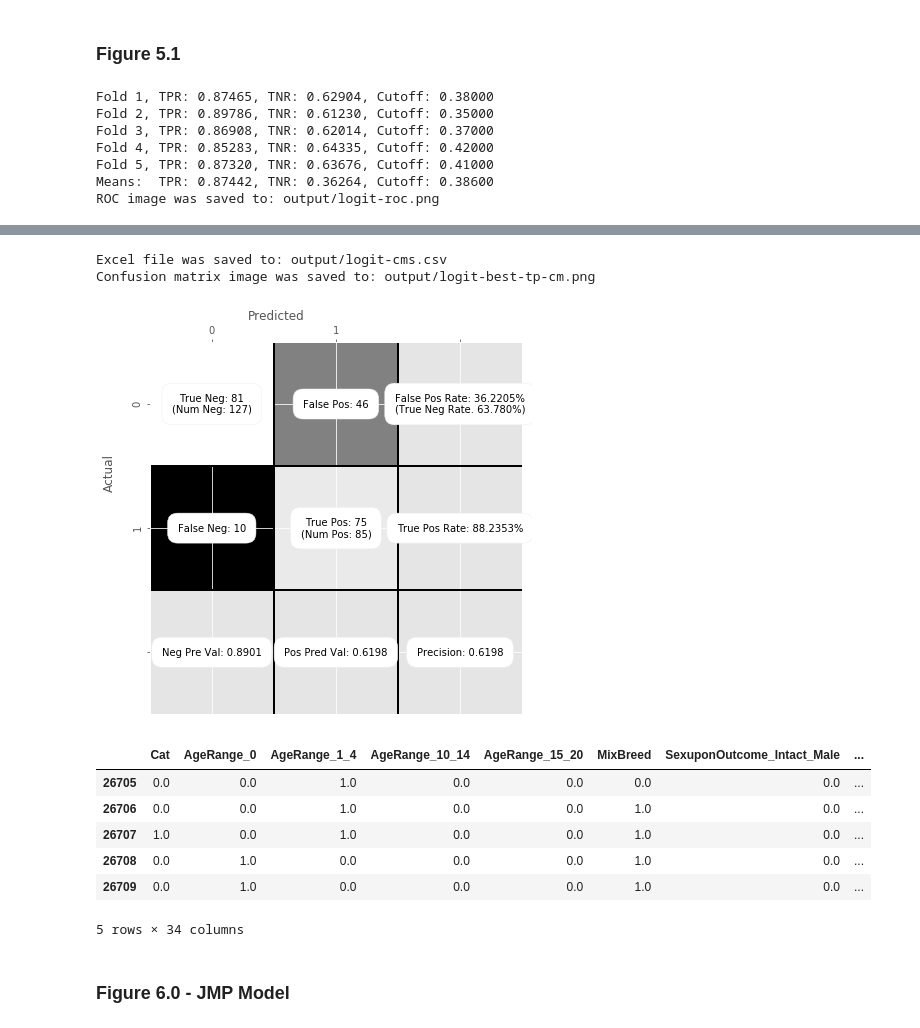
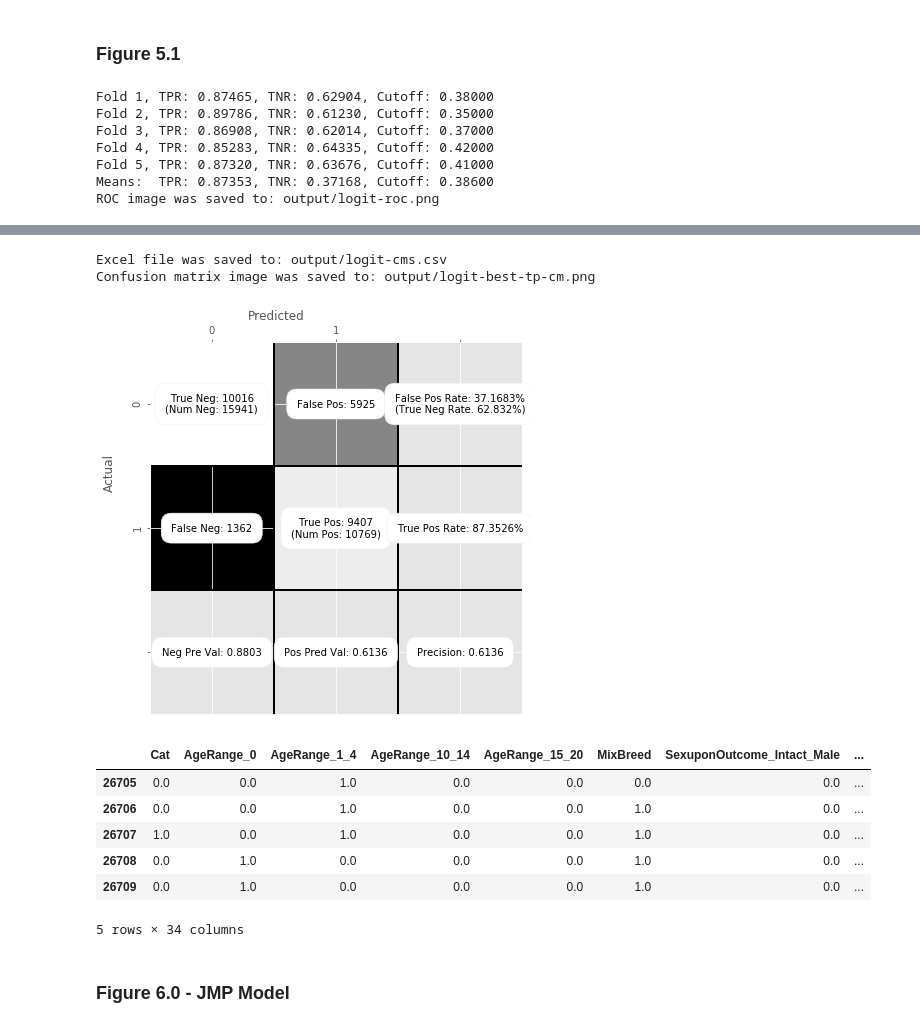
Before and after one commit to jbonfardeci/austin-animal-shelter-model, a Jupyter notebook: itsm601_project_2018_2.ipynb, the cells around one changed output, grey strips where cells are left out. Drawn from its saved outputs; the diff is of its cells as text; code cells hidden in the pictures.

```diff
--- a/itsm601_project_2018_2.ipynb
+++ b/itsm601_project_2018_2.ipynb
@@ -708,7 +704,7 @@ def fit_logit():
     best_mean_tpr = 0.0
     best_mean_fpr = 0.0
     predicted_data = []
-    tn=0; fp=0; fn=0; tp=0;
+    tn=[]; fp=[]; fn=[]; tp=[];
 
     # For each cross-validation batch, fit model 80:20 split, plot ROC, and get cutoff
     # train, test are of type <type 'numpy.ndarray'>
@@ -743,14 +739,13 @@ def fit_logit():
 
         logit_actual.extend(test_actual)
         logit_prob.extend(prob)
-
-        best_tpr, best_fpr, best_cutoff, tn, fp, fn, tp = u.get_best_cutoff(actual=test_actual, prob=prob)
-
+        best_tpr, best_fpr, best_cutoff, _tn, _fp, _fn, _tp = u.get_best_cutoff(actual=test_actual, prob=prob)
         roc_kfolds.append([tpr, fpr])
-
         best_mean_cutoff += best_cutoff
-        best_mean_tpr += best_tpr
-        best_mean_fpr += best_fpr
+        tn.append(_tn)
+        fp.append(_fp)
+        fn.append(_fn)
+        tp.append(_tp)
 
         print('Fold %d, TPR: %0.5f, TNR: %0.5f, Cutoff: %0.5f' % (i+1, best_tpr, 1-best_fpr, best_cutoff))
 
@@ -761,50 +756,46 @@ def fit_logit():
     #/for (train, test)...
 
     best_mean_cutoff /= float(NUM_CV)
-    tn //= NUM_CV
-    fp //= NUM_CV
-    fn //= NUM_CV
-    tp //= NUM_CV
-    best_mean_tpr = tp / (tp+fn)
-    best_mean_fpr = tn / (tn+fp)
+    tneg = sum(tn)
+    fpos = sum(fp)
+    fneg = sum(fn)
+    tpos = sum(tp)
+    best_mean_tpr = tpos / (tpos+fneg)
+    best_mean_fpr = tneg / (tneg+fpos)
     print('Means:  TPR: %0.5f, TNR: %0.5f, Cutoff: %0.5f'%(best_mean_tpr, 1-best_mean_fpr, best_mean_cutoff))
 
     # Display ROC Curve, output to CSV
     u.show_roc(roc_kfolds, mean_tpr, mean_fpr, 'ROC Curves for Logit with K-fold Cross-validation', 2, OUTPUT_DIR+'logit-roc')
 
     if OUTPUT_TO_CSV:
         u.output_cms(OUTPUT_DIR+'logit-cms', cm_folds, OUTPUT_DIR+'Logit_Test_Folds') # output to excel
 
     # Display Confustion Matrix, output to PNG
-    tn //= NUM_CV
-    fp //= NUM_CV
-    fn //= NUM_CV
-    tp //= NUM_CV
-    cm = np.asarray( [[tn,fp],[fn,tp]] )
+    cm = np.asarray( [[tneg,fpos],[fneg,tpos]] )
     u.show_confusion_matrix(cm, ['0','1'], (6,6), 12, OUTPUT_DIR+'logit-best-tp-cm')
 
     # Output final dataset with predictions to CSV
     col_names = np.append(np.asarray(significant_features), np.asarray([TARGET_NAME, 'Prob_0', 'Prob_1', 'Predicted']))
     df = pd.DataFrame(data=predicted_data, columns=col_names)
     if OUTPUT_TO_CSV:
         df.to_csv(OUTPUT_DIR + 'logit-validation.csv')
 
     display(df.tail())
 
 if __name__ == '__main__':
     fit_logit()
 # %% [output]
 Fold 1, TPR: 0.87465, TNR: 0.62904, Cutoff: 0.38000
 Fold 2, TPR: 0.89786, TNR: 0.61230, Cutoff: 0.35000
 Fold 3, TPR: 0.86908, TNR: 0.62014, Cutoff: 0.37000
 Fold 4, TPR: 0.85283, TNR: 0.64335, Cutoff: 0.42000
 Fold 5, TPR: 0.87320, TNR: 0.63676, Cutoff: 0.41000
-Means:  TPR: 0.87442, TNR: 0.36264, Cutoff: 0.38600
+Means:  TPR: 0.87353, TNR: 0.37168, Cutoff: 0.38600
 ROC image was saved to: output/logit-roc.png
 [figure]
 Excel file was saved to: output/logit-cms.csv
 Confusion matrix image was saved to: output/logit-best-tp-cm.png
-[figure, old version]
+[figure, new version]
 |  | Cat | AgeRange_0 | AgeRange_1_4 | AgeRange_10_14 | AgeRange_15_20 | MixBreed | SexuponOutcome_Intact_Male | ... |
 | 26705 | 0.0 | 0.0 | 1.0 | 0.0 | 0.0 | 0.0 | 0.0 | ... |
 | 26706 | 0.0 | 0.0 | 1.0 | 0.0 | 0.0 | 1.0 | 0.0 | ... |
```
Also changed, not shown: parts of 3 cells of this notebook, 2 other files.
